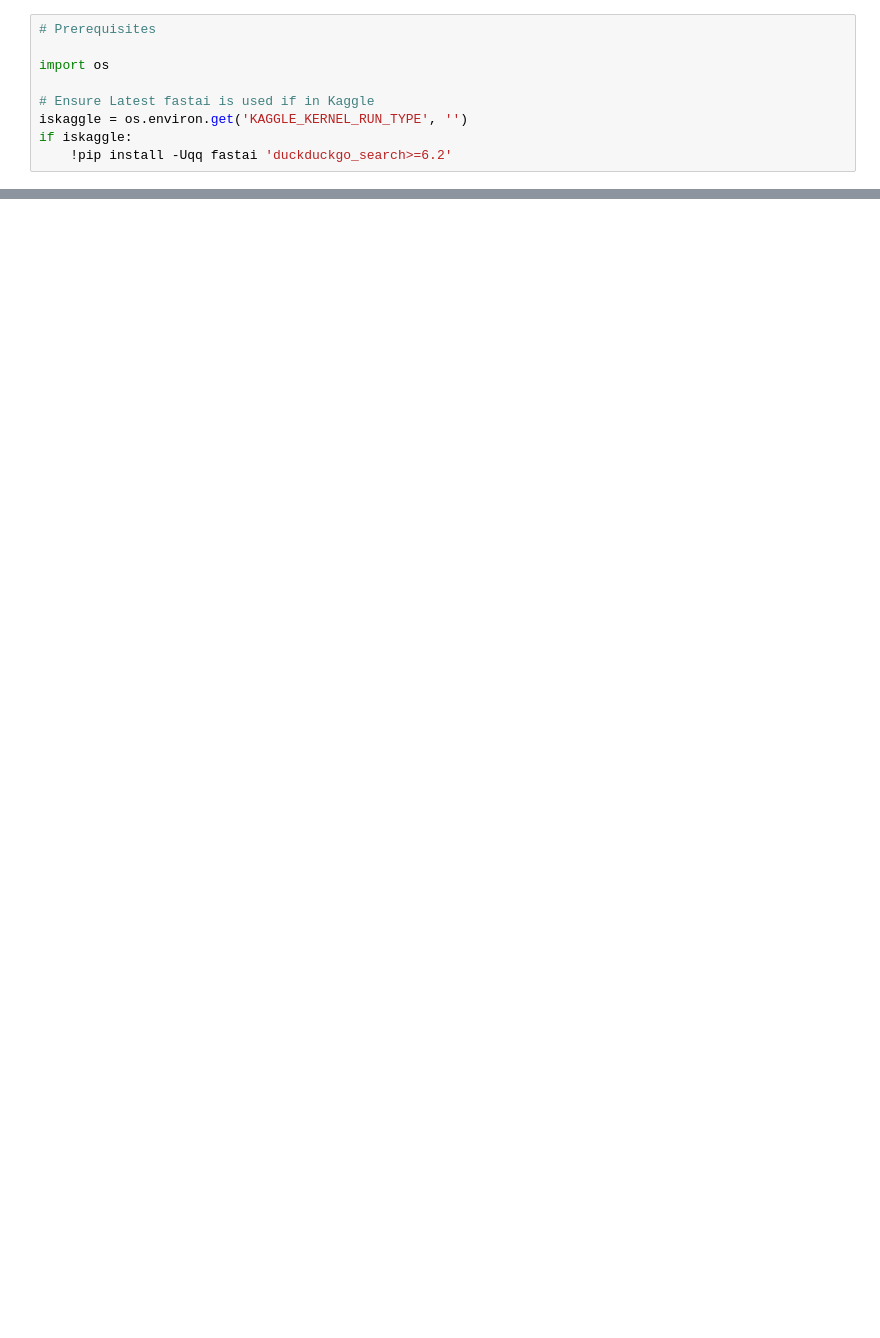
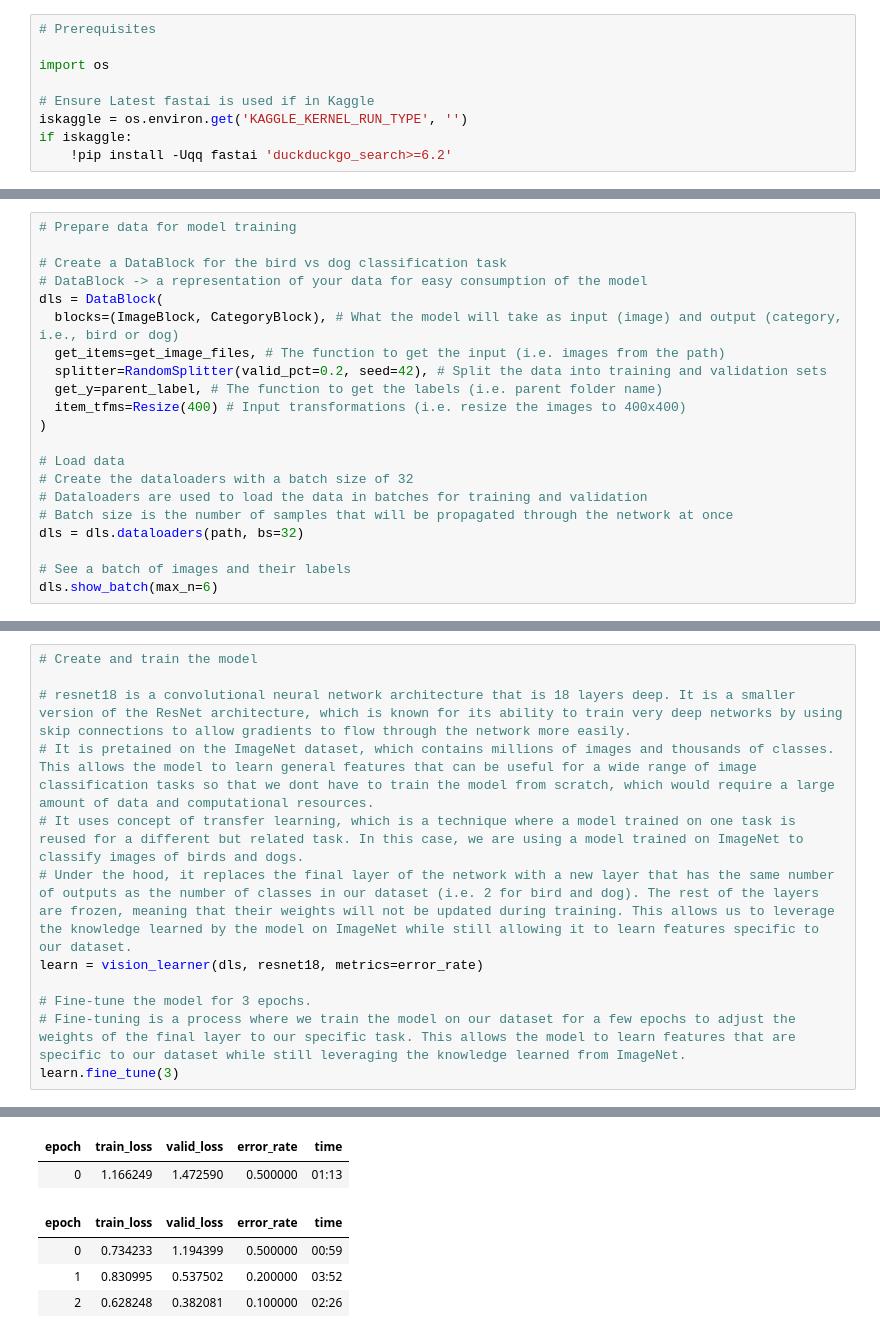
Before and after one commit to ijborda/deeplearning-notes, a Jupyter notebook: bird-or-not.ipynb, the cells around one changed output, grey strips where cells are left out. Cells and saved outputs as stored; diff of their text form; blank space fills up the shorter version.

```diff
--- a/bird-or-not.ipynb
+++ b/bird-or-not.ipynb
@@ -12,0 +54,21 @@ if iskaggle:
+# %%
+# Prepare data for model training
+
+# Create a DataBlock for the bird vs dog classification task
+# DataBlock -> a representation of your data for easy consumption of the model
+dls = DataBlock(
+  blocks=(ImageBlock, CategoryBlock), # What the model will take as input (image) and output (category, i.e., bird or dog)
+  get_items=get_image_files, # The function to get the input (i.e. images from the path)
+  splitter=RandomSplitter(valid_pct=0.2, seed=42), # Split the data into training and validation sets
+  get_y=parent_label, # The function to get the labels (i.e. parent folder name)
+  item_tfms=Resize(400) # Input transformations (i.e. resize the images to 400x400)
+)
+
+# Load data
+# Create the dataloaders with a batch size of 32
+# Dataloaders are used to load the data in batches for training and validation
+# Batch size is the number of samples that will be propagated through the network at once
+dls = dls.dataloaders(path, bs=32)
+
+# See a batch of images and their labels
+dls.show_batch(max_n=6)
@@ -12,0 +77,13 @@ if iskaggle:
+# %%
+# Create and train the model
+
+# resnet18 is a convolutional neural network architecture that is 18 layers deep. It is a smaller version of the ResNet architecture, which is known for its ability to train very deep networks by using skip connections to allow gradients to flow through the network more easily.
+# It is pretained on the ImageNet dataset, which contains millions of images and thousands of classes. This allows the model to learn general features that can be useful for a wide range of image classification tasks so that we dont have to train the model from scratch, which would require a large amount of data and computational resources.
+# It uses concept of transfer learning, which is a technique where a model trained on one task is reused for a different but related task. In this case, we are using a model trained on ImageNet to classify images of birds and dogs.
+# Under the hood, it replaces the final layer of the network with a new layer that has the same number of outputs as the number of classes in our dataset (i.e. 2 for bird and dog). The rest of the layers are frozen, meaning that their weights will not be updated during training. This allows us to leverage the knowledge learned by the model on ImageNet while still allowing it to learn features specific to our dataset.
+learn = vision_learner(dls, resnet18, metrics=error_rate)
+
+# Fine-tune the model for 3 epochs.
+# Fine-tuning is a process where we train the model on our dataset for a few epochs to adjust the weights of the final layer to our specific task. This allows the model to learn features that are specific to our dataset while still leveraging the knowledge learned from ImageNet.
+learn.fine_tune(3)
+# %% [output]
@@ -12,0 +91,6 @@ if iskaggle:
+| epoch | train_loss | valid_loss | error_rate | time |
+| 0 | 1.166249 | 1.472590 | 0.500000 | 01:13 |
+| epoch | train_loss | valid_loss | error_rate | time |
+| 0 | 0.734233 | 1.194399 | 0.500000 | 00:59 |
+| 1 | 0.830995 | 0.537502 | 0.200000 | 03:52 |
+| 2 | 0.628248 | 0.382081 | 0.100000 | 02:26 |
```
Also changed, not shown: parts of 8 cells of this notebook, 3 other files.
